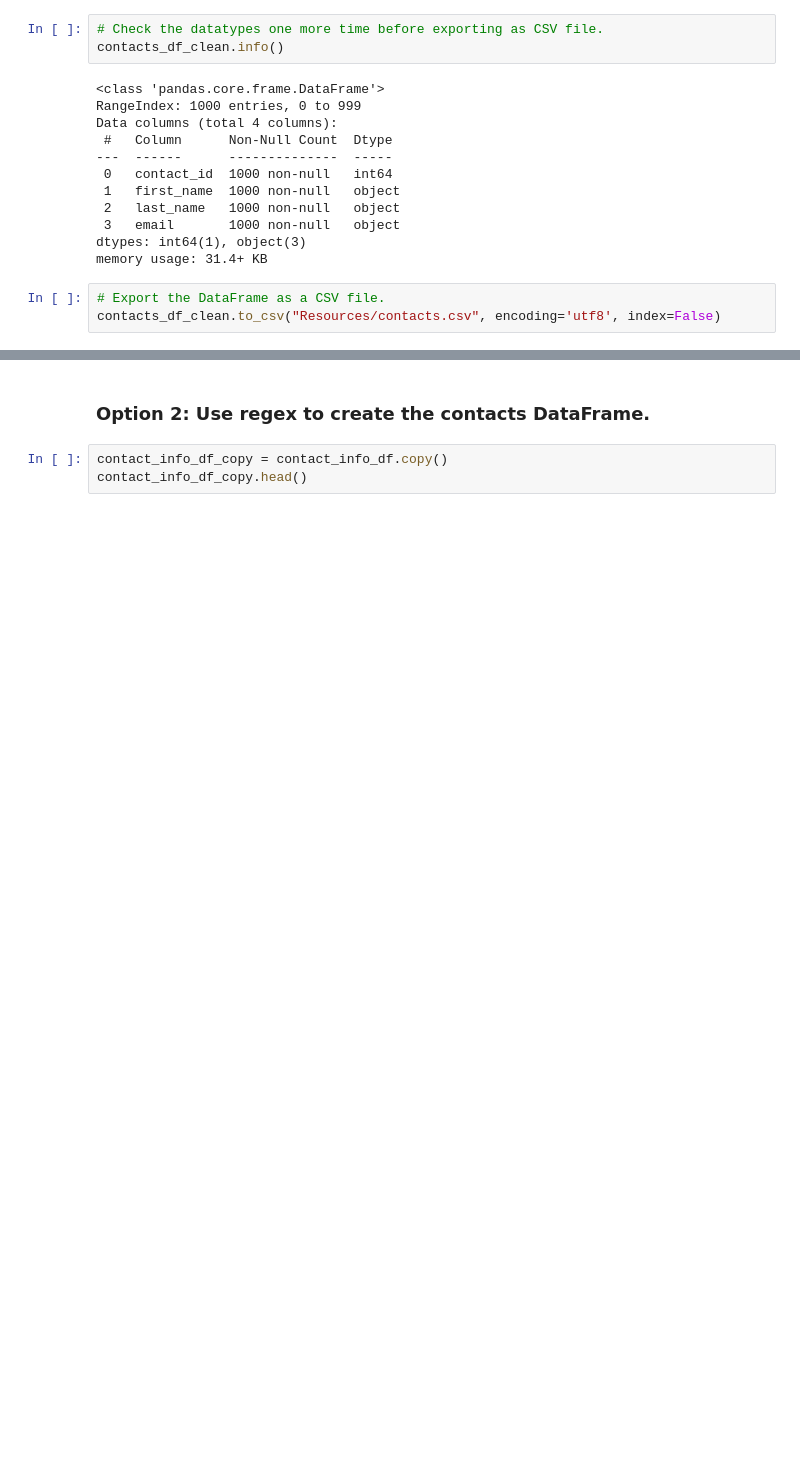
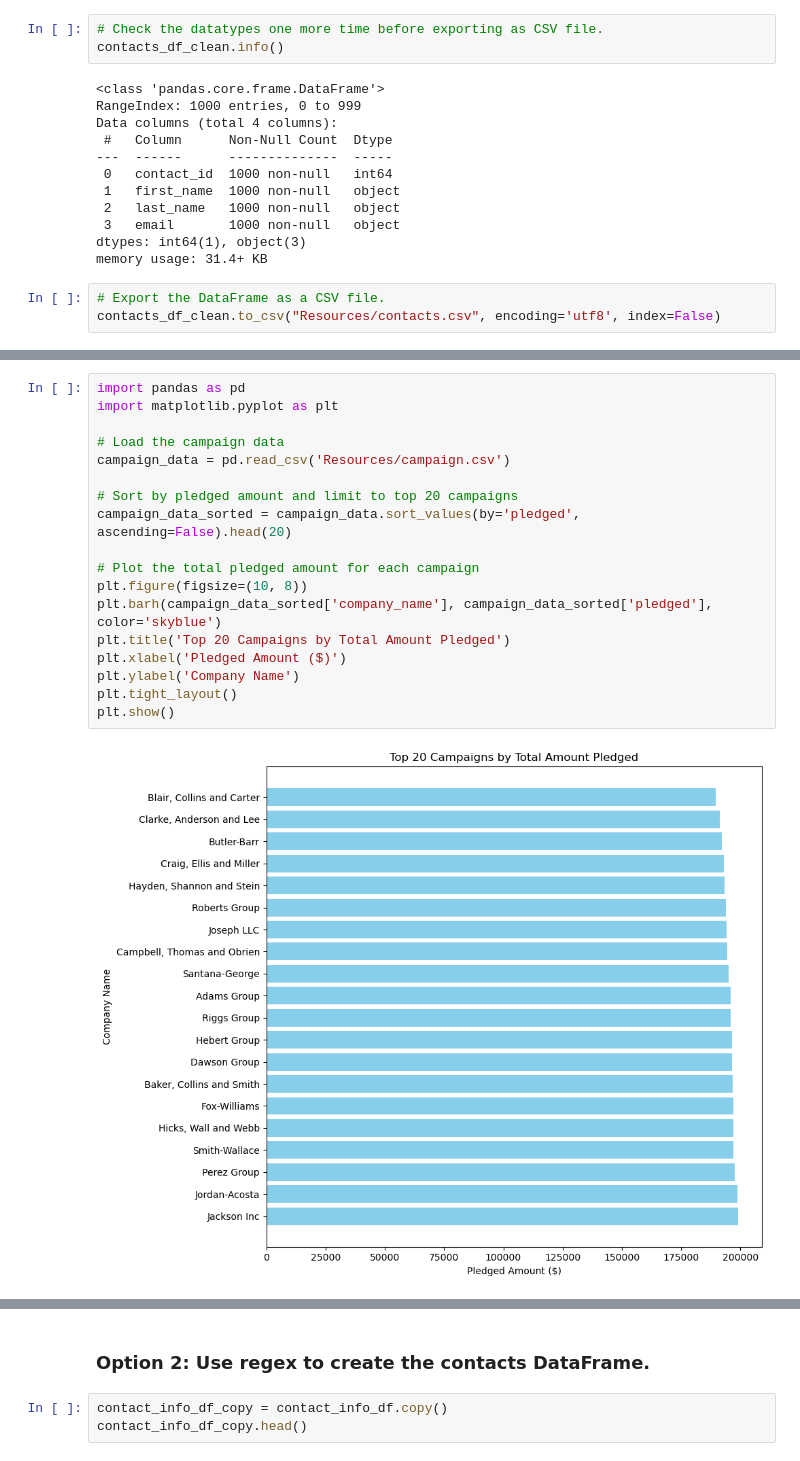
Before and after one commit to agsanchez2022/Crowdfunding_ETL, a Jupyter notebook: ETL_Mini_Project.ipynb, the cells around one changed output, grey strips where cells are left out. Drawn from its saved outputs; the diff is of its cells as text; blank space fills up the shorter version.

Commit message:
Updated Data Visualizations

```diff
--- a/ETL_Mini_Project.ipynb
+++ b/ETL_Mini_Project.ipynb
@@ -420,0 +428,20 @@ contacts_df_clean.to_csv("Resources/contacts.csv", encoding='utf8', index=False)
+# %%
+import pandas as pd
+import matplotlib.pyplot as plt
+
+# Load the campaign data
+campaign_data = pd.read_csv('Resources/campaign.csv')
+
+# Sort by pledged amount and limit to top 20 campaigns
+campaign_data_sorted = campaign_data.sort_values(by='pledged', ascending=False).head(20)
+
+# Plot the total pledged amount for each campaign
+plt.figure(figsize=(10, 8))
+plt.barh(campaign_data_sorted['company_name'], campaign_data_sorted['pledged'], color='skyblue')
+plt.title('Top 20 Campaigns by Total Amount Pledged')
+plt.xlabel('Pledged Amount ($)')
+plt.ylabel('Company Name')
+plt.tight_layout()
+plt.show()
+# %% [output]
+[figure, added]
```
Also changed, not shown: parts of 4 cells of this notebook.
